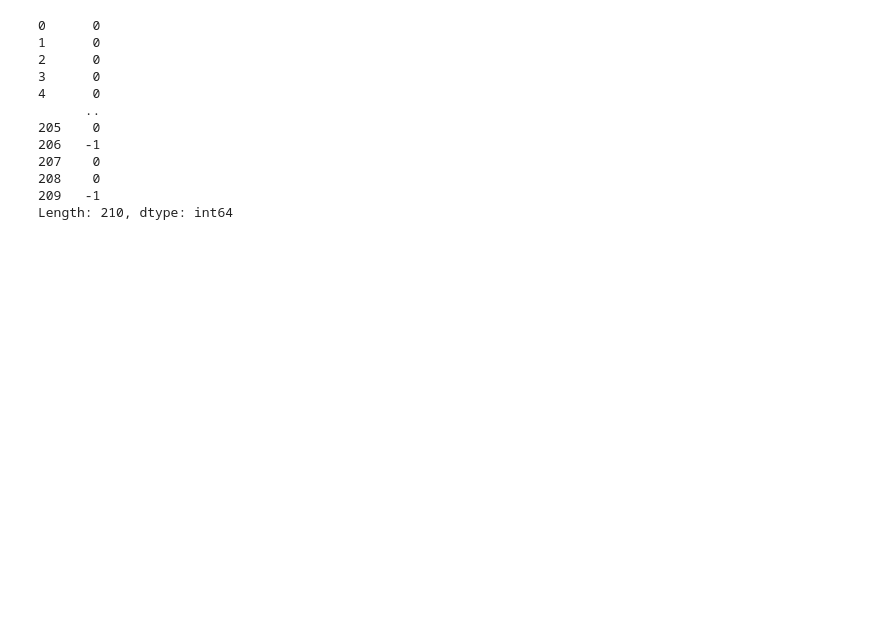
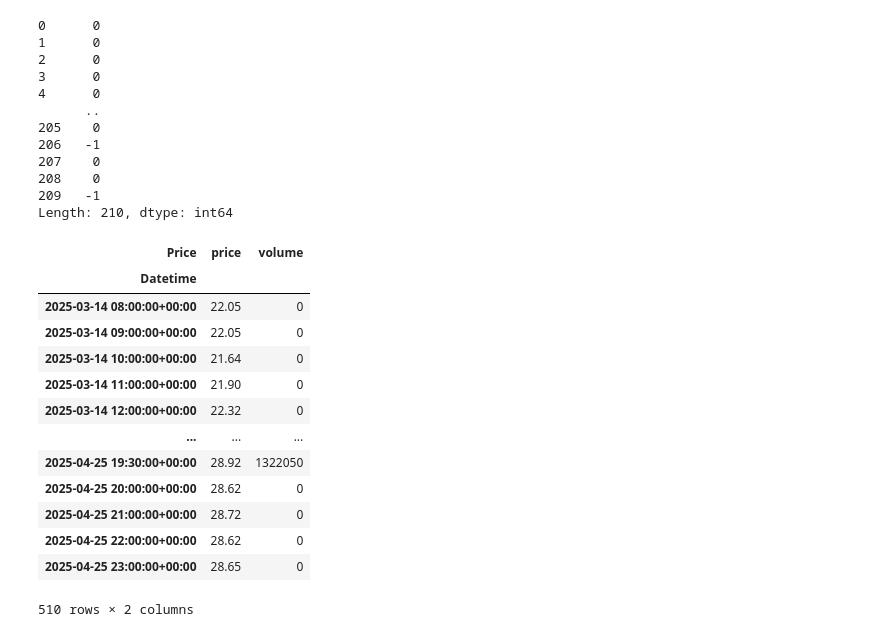
Before and after one commit to andrewBatutin/ib-ai-bot, a Jupyter notebook: notebooks/exp_bars_trade.ipynb, the cells around one changed output. Drawn from its saved outputs; the diff is of its cells as text; code cells hidden in the pictures; blank space fills up the shorter version.

```diff
--- a/notebooks/exp_bars_trade.ipynb
+++ b/notebooks/exp_bars_trade.ipynb
@@ -91,3 +86,20 @@ signals
 208    0
 209   -1
 Length: 210, dtype: int64
+# %%
+data_ml
+# %% [output]
+| Price | price | volume |
+| Datetime |  |  |
+| 2025-03-14 08:00:00+00:00 | 22.05 | 0 |
+| 2025-03-14 09:00:00+00:00 | 22.05 | 0 |
+| 2025-03-14 10:00:00+00:00 | 21.64 | 0 |
+| 2025-03-14 11:00:00+00:00 | 21.90 | 0 |
+| 2025-03-14 12:00:00+00:00 | 22.32 | 0 |
+| ... | ... | ... |
+| 2025-04-25 19:30:00+00:00 | 28.92 | 1322050 |
+| 2025-04-25 20:00:00+00:00 | 28.62 | 0 |
+| 2025-04-25 21:00:00+00:00 | 28.72 | 0 |
+| 2025-04-25 22:00:00+00:00 | 28.62 | 0 |
+| 2025-04-25 23:00:00+00:00 | 28.65 | 0 |
+510 rows × 2 columns
```
Also changed, not shown: parts of 4 cells of this notebook, 1 other file.
